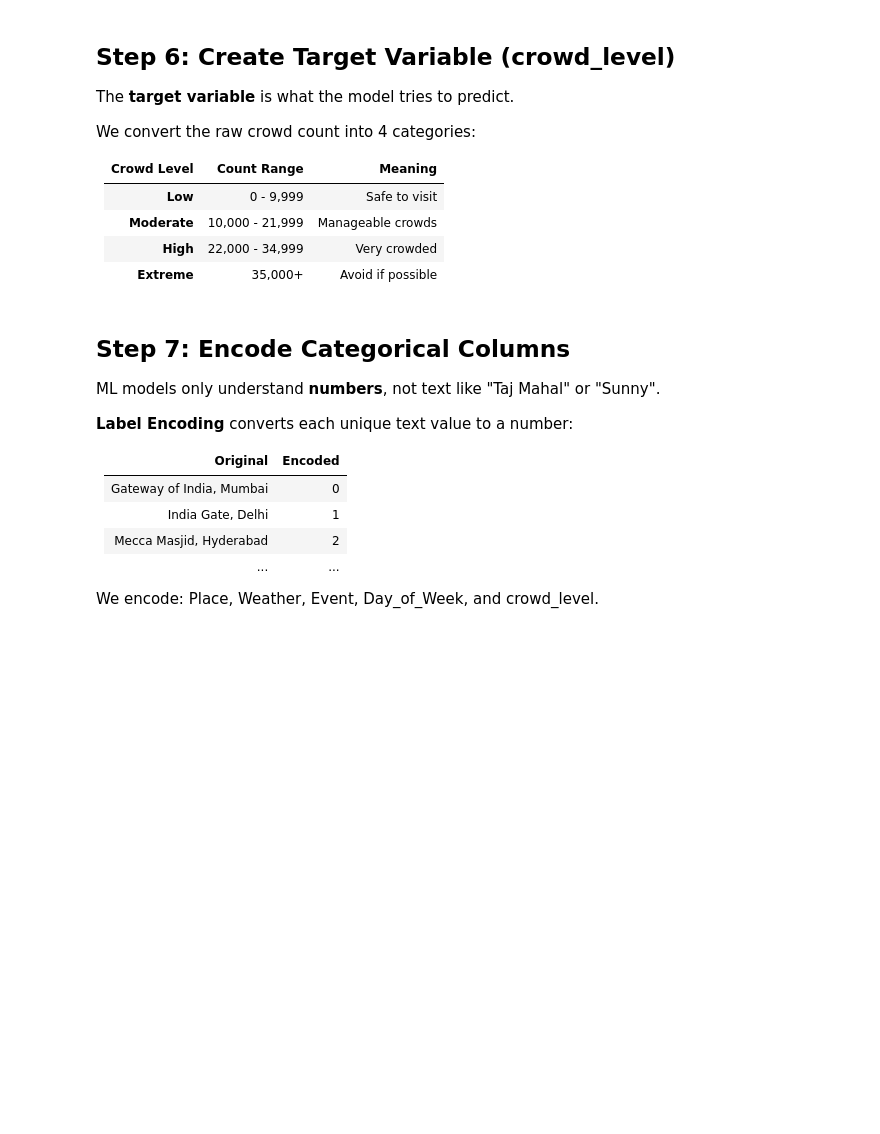
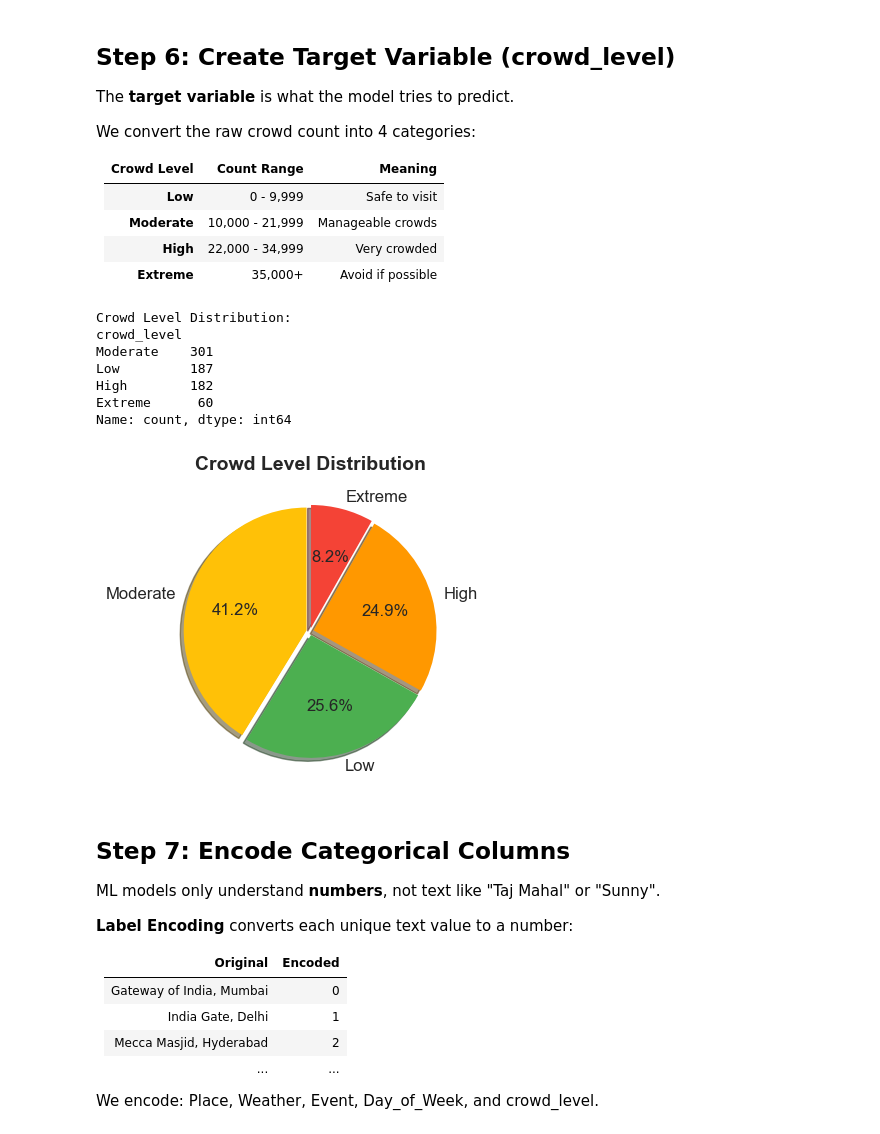
Before and after one commit to rutujapatil024/ML_Visit_Predictor, a Jupyter notebook: learn_visit_predictor.ipynb, the cells around one changed output. Drawn from its saved outputs; the diff is of its cells as text; code cells hidden in the pictures; blank space fills up the shorter version.

```diff
--- a/learn_visit_predictor.ipynb
+++ b/learn_visit_predictor.ipynb
@@ -221,28 +250,37 @@ We convert the raw crowd count into 4 categories:
 # %%
 # Create crowd_level based on thresholds
 def assign_crowd_level(count):
     if count <= 9999: return 'Low'
     elif count <= 21999: return 'Moderate'
     elif count <= 34999: return 'High'
     else: return 'Extreme'
 
 df['crowd_level'] = df['Crowd_Count (in Thousands)'].apply(assign_crowd_level)
 
 # Show distribution
 counts = df['crowd_level'].value_counts()
 print('Crowd Level Distribution:')
 print(counts)
 
 # Pie chart
 colors = {'Low': '#4CAF50', 'Moderate': '#FFC107', 'High': '#FF9800', 'Extreme': '#F44336'}
-fig, ax = plt.subplots(figsize=(7, 7))
+fig, ax = plt.subplots(figsize=(4, 4))
 ax.pie(counts, labels=counts.index, autopct='%1.1f%%',
        colors=[colors[l] for l in counts.index],
        textprops={'fontsize': 12}, startangle=90,
        explode=[0.03]*len(counts), shadow=True)
 ax.set_title('Crowd Level Distribution', fontsize=14, fontweight='bold')
 plt.tight_layout()
 plt.show()
+# %% [output]
+Crowd Level Distribution:
+crowd_level
+Moderate    301
+Low         187
+High        182
+Extreme      60
+Name: count, dtype: int64
+[figure, added]
 # %% [markdown]
 ## Step 7: Encode Categorical Columns
 
```
Also changed, not shown: parts of 17 cells of this notebook, 12 other files.
